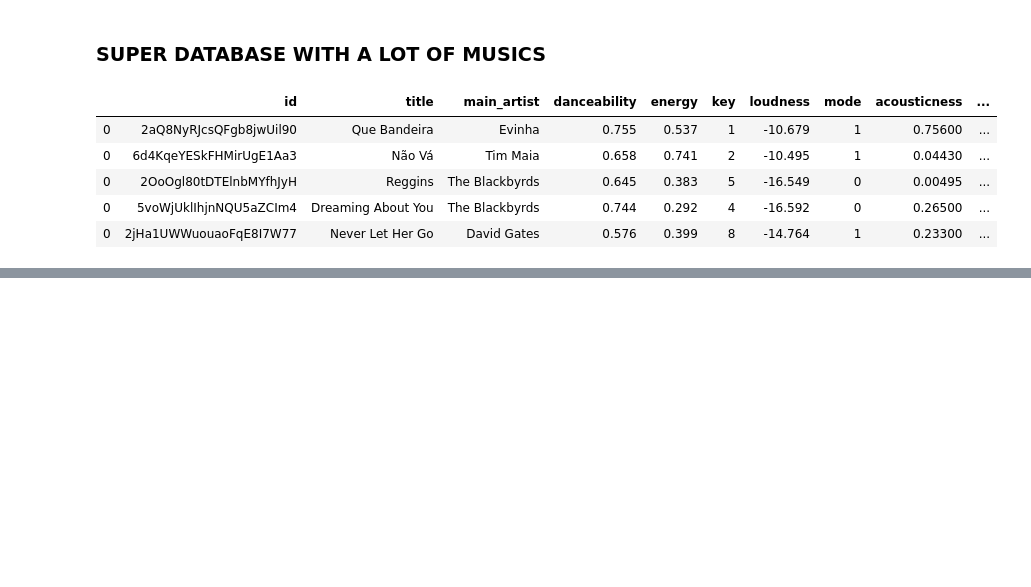
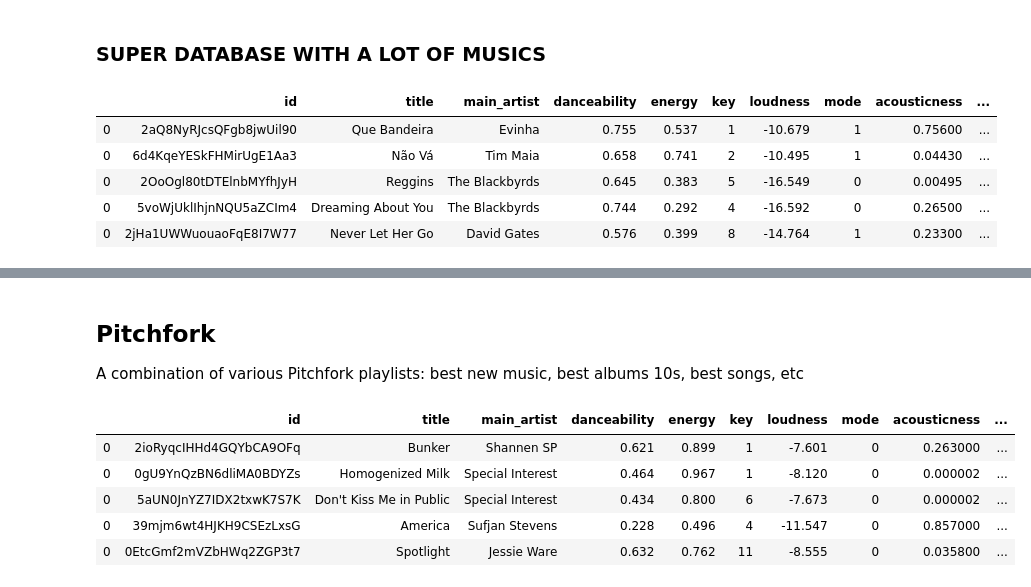
Before and after one commit to ritapereira10/Spotify-Analysis, a Jupyter notebook: code/Spotify API.ipynb, the cells around one changed output, grey strips where cells are left out. Cells and saved outputs as stored; diff of their text form; code cells hidden in the pictures; blank space fills up the shorter version.

```diff
--- a/code/Spotify API.ipynb
+++ b/code/Spotify API.ipynb
@@ -378,3 +378,31 @@ all_songs.shape #woooow so big!!
 #export csv
 
 all_songs.to_csv (r'../data/all_songs.csv', index = False, header=True)
+# %% [markdown]
+## Pitchfork
+
+
+A combination of various Pitchfork playlists: best new music, best albums 10s, best songs, etc
+# %%
+playlist_index = 7
+
+playlists = json.load(open('playlists_like_dislike.json'))
+playlist_uri = playlists[playlist_index]['uri']
+dislike = playlists[playlist_index]['like']
+
+
+uri = playlist_uri    # the URI is split by ':' to get the username and playlist ID
+username = uri.split(':')[2]
+playlist_id = uri.split(':')[4]
+
+results = sp.user_playlist_tracks(username, playlist_id,  offset = 0)
+
+pitchfork = master_function(playlist_uri)
+pitchfork.head()
+# %% [output]
+|  | id | title | main_artist | danceability | energy | key | loudness | mode | acousticness | ... |
+| 0 | 2ioRyqcIHHd4GQYbCA9OFq | Bunker | Shannen SP | 0.621 | 0.899 | 1 | -7.601 | 0 | 0.263000 | ... |
+| 0 | 0gU9YnQzBN6dliMA0BDYZs | Homogenized Milk | Special Interest | 0.464 | 0.967 | 1 | -8.120 | 0 | 0.000002 | ... |
+| 0 | 5aUN0JnYZ7IDX2txwK7S7K | Don't Kiss Me in Public | Special Interest | 0.434 | 0.800 | 6 | -7.673 | 0 | 0.000002 | ... |
+| 0 | 39mjm6wt4HJKH9CSEzLxsG | America | Sufjan Stevens | 0.228 | 0.496 | 4 | -11.547 | 0 | 0.857000 | ... |
+| 0 | 0EtcGmf2mVZbHWq2ZGP3t7 | Spotlight | Jessie Ware | 0.632 | 0.762 | 11 | -8.555 | 0 | 0.035800 | ... |
```
Also changed, not shown: parts of 9 cells of this notebook, 12 other files.
